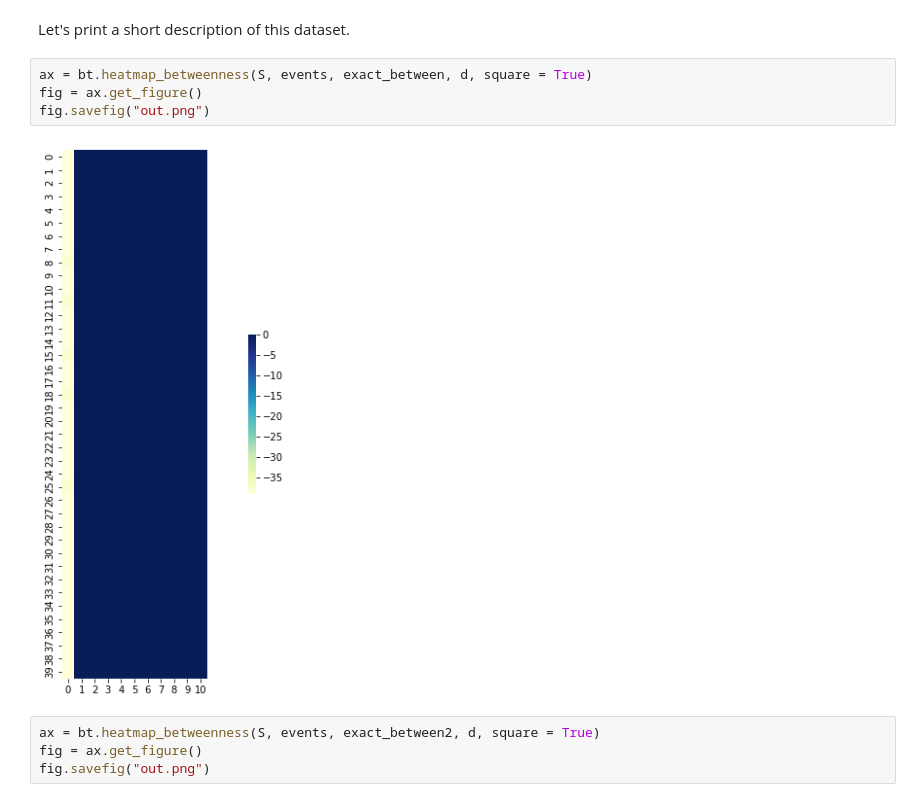
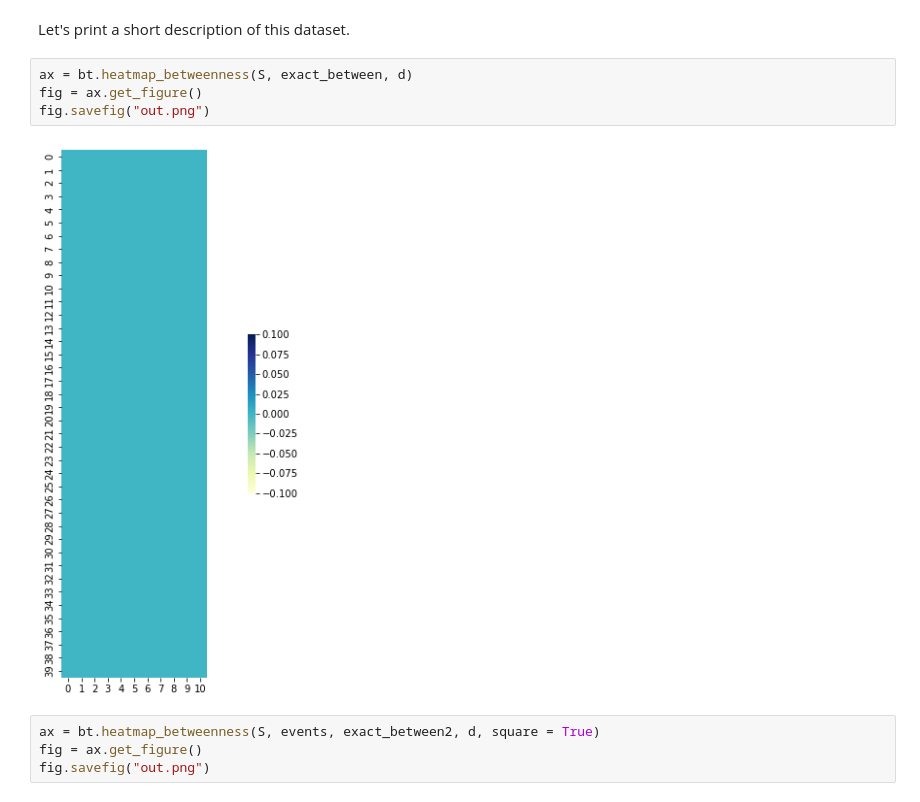
Before and after one commit to busyweaver/Straph, a Jupyter notebook: docs/notebooks/Use Case 1, Temporal Network Analysis Discrete Erdos.ipynb, the cells around one changed output. Saved outputs shown, nothing was run; the diff lists cells and outputs as text.

```diff
--- a/docs/notebooks/Use Case 1, Temporal Network Analysis Discrete Erdos.ipynb
+++ b/docs/notebooks/Use Case 1, Temporal Network Analysis Discrete Erdos.ipynb
@@ -114,11 +114,11 @@ d = [ S.node_to_label[v]  for v in S.nodes ]
 # %% [markdown]
 Let's print a short description of this dataset.
 # %%
-ax = bt.heatmap_betweenness(S, events, exact_between, d, square = True)
+ax = bt.heatmap_betweenness(S, exact_between, d)
 fig = ax.get_figure()
 fig.savefig("out.png")
 # %% [output]
-[figure, old version]
+[figure, new version]
 # %%
 ax = bt.heatmap_betweenness(S, events, exact_between2, d, square = True)
 fig = ax.get_figure()
```
Also changed, not shown: parts of 6 cells of this notebook, 2 other files.
